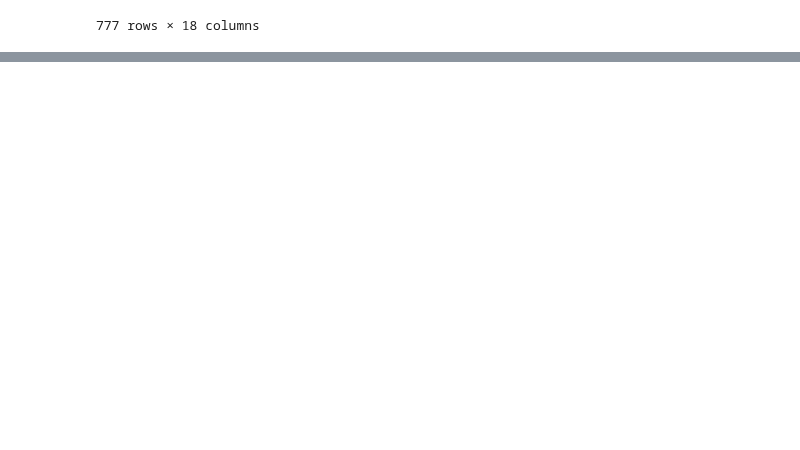
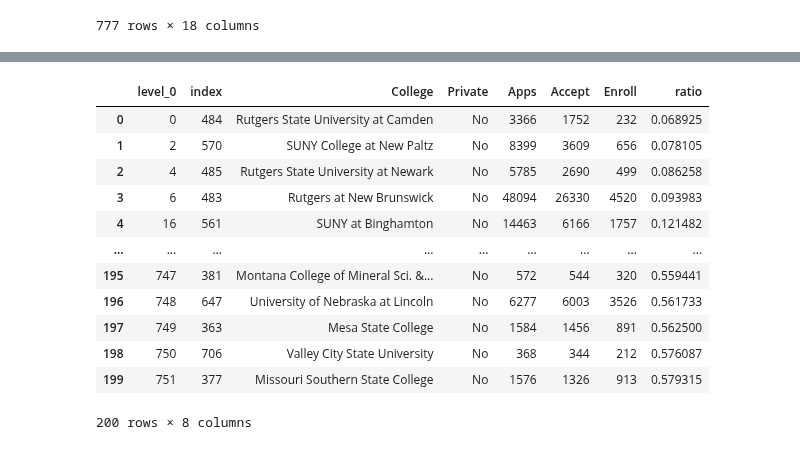
Before and after one commit to Datavizcowboy/PythonDatavizToolbox, a Jupyter notebook: Notebooks/07-Data_Analysis/2p4_Extra_College.ipynb, the cells around one changed output, grey strips where cells are left out. Cells and saved outputs as stored; diff of their text form; code cells hidden in the pictures; blank space fills up the shorter version.

```diff
--- a/Notebooks/07-Data_Analysis/2p4_Extra_College.ipynb
+++ b/Notebooks/07-Data_Analysis/2p4_Extra_College.ipynb
@@ -59,0 +110,18 @@ college
+# %%
+college_public = college[college['Private'].str.contains('No')==True]
+college_public = college_public.iloc[0:200].reset_index(drop=True)
+college_public
+# %% [output]
+|  | level_0 | index | College | Private | Apps | Accept | Enroll | ratio |
+| 0 | 0 | 484 | Rutgers State University at Camden | No | 3366 | 1752 | 232 | 0.068925 |
+| 1 | 2 | 570 | SUNY College at New Paltz | No | 8399 | 3609 | 656 | 0.078105 |
+| 2 | 4 | 485 | Rutgers State University at Newark | No | 5785 | 2690 | 499 | 0.086258 |
+| 3 | 6 | 483 | Rutgers at New Brunswick | No | 48094 | 26330 | 4520 | 0.093983 |
+| 4 | 16 | 561 | SUNY at Binghamton | No | 14463 | 6166 | 1757 | 0.121482 |
+| ... | ... | ... | ... | ... | ... | ... | ... | ... |
+| 195 | 747 | 381 | Montana College of Mineral Sci. &... | No | 572 | 544 | 320 | 0.559441 |
+| 196 | 748 | 647 | University of Nebraska at Lincoln | No | 6277 | 6003 | 3526 | 0.561733 |
+| 197 | 749 | 363 | Mesa State College | No | 1584 | 1456 | 891 | 0.562500 |
+| 198 | 750 | 706 | Valley City State University | No | 368 | 344 | 212 | 0.576087 |
+| 199 | 751 | 377 | Missouri Southern State College | No | 1576 | 1326 | 913 | 0.579315 |
+200 rows × 8 columns
```
Also changed, not shown: parts of 14 cells of this notebook.
